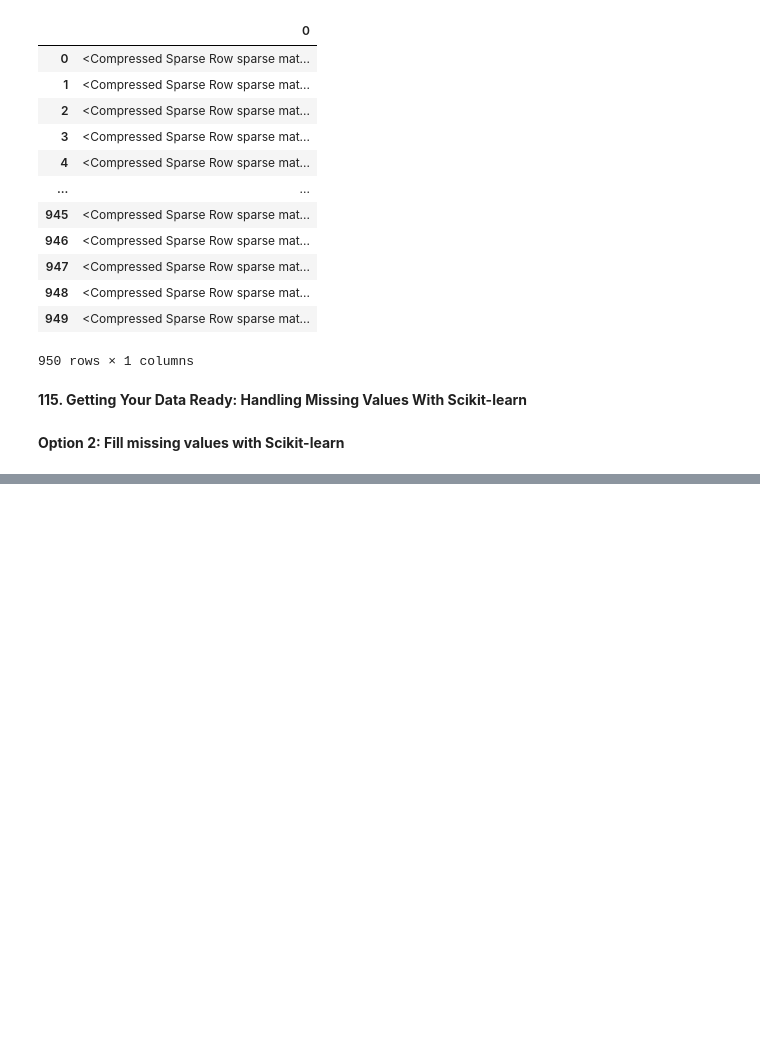
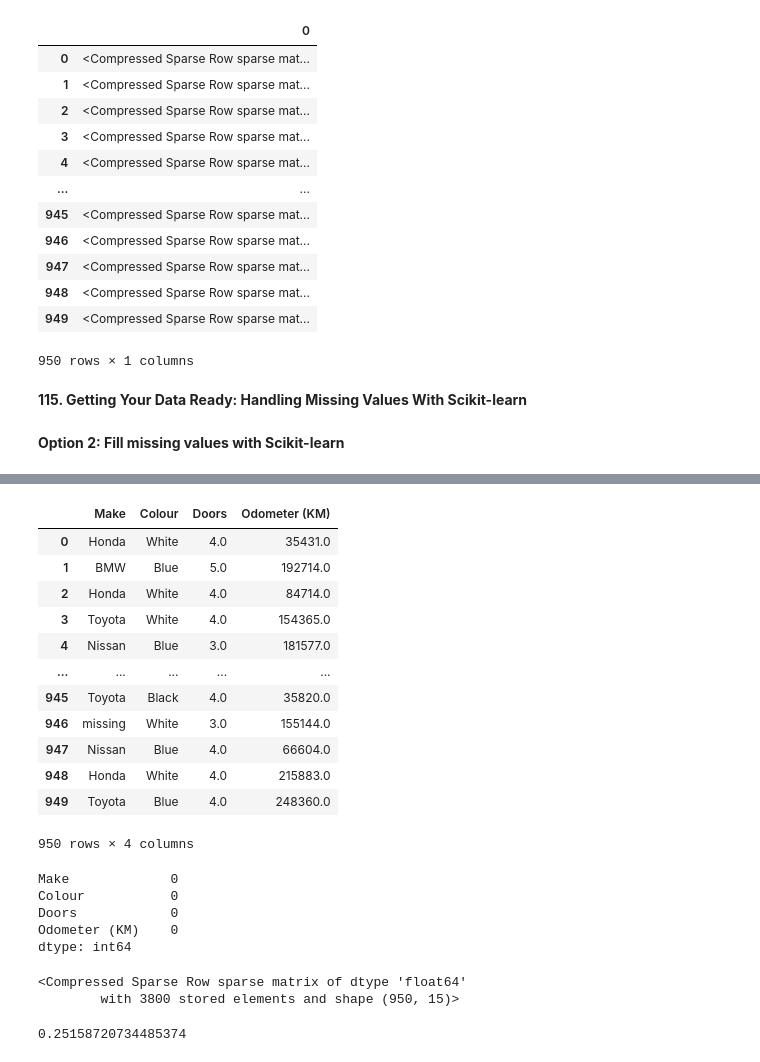
Before and after one commit to bhagya777/Machine-Learning, a Jupyter notebook: Scikit-learn.ipynb, the cells around one changed output, grey strips where cells are left out. Saved outputs shown, nothing was run; the diff lists cells and outputs as text; code cells hidden in the pictures; blank space fills up the shorter version.

```diff
--- a/Scikit-learn.ipynb
+++ b/Scikit-learn.ipynb
@@ -380,3 +380,6 @@ pd.DataFrame(transformed_x)
 **115. Getting Your Data Ready: Handling Missing Values With Scikit-learn**
 # %% [markdown]
 **Option 2: Fill missing values with Scikit-learn**
+# %%
+car_sales_missing=pd.read_csv("Data/car-sales-extended-missing-data.csv")
+car_sales_missing.head()
@@ -382,0 +402,3 @@ pd.DataFrame(transformed_x)
+# %%
+car_sales_missing.dropna(subset=["Price"],inplace=True)
+car_sales_missing.isna().sum()
@@ -382,0 +412,20 @@ pd.DataFrame(transformed_x)
+# %%
+x=car_sales_missing.drop(["Price"],axis=1)
+y=car_sales_missing["Price"]
+# %%
+from sklearn.impute import SimpleImputer
+from sklearn.compose import ColumnTransformer
+
+cat_imputer=SimpleImputer(strategy="constant",fill_value="missing")
+door_imputer=SimpleImputer(strategy="constant",fill_value=4)
+num_imputer=SimpleImputer(strategy="mean")
+
+cat_features=["Make","Colour"]
+door_features=["Doors"]
+num_features=["Odometer (KM)"]
+
+#Creating imputer that fills data
+imputer=ColumnTransformer([("cat_imputer",cat_imputer,cat_features),("door_imputer",door_imputer,door_features),("num_imputer",num_imputer,num_features)])
+
+filled_x=imputer.fit_transform(x)
+filled_x
@@ -382,0 +440,49 @@ pd.DataFrame(transformed_x)
+# %%
+car_sales_filled_x=pd.DataFrame(filled_x,columns=["Make","Colour","Doors","Odometer (KM)"])
+car_sales_filled_x
+# %% [output]
+|  | Make | Colour | Doors | Odometer (KM) |
+| 0 | Honda | White | 4.0 | 35431.0 |
+| 1 | BMW | Blue | 5.0 | 192714.0 |
+| 2 | Honda | White | 4.0 | 84714.0 |
+| 3 | Toyota | White | 4.0 | 154365.0 |
+| 4 | Nissan | Blue | 3.0 | 181577.0 |
+| ... | ... | ... | ... | ... |
+| 945 | Toyota | Black | 4.0 | 35820.0 |
+| 946 | missing | White | 3.0 | 155144.0 |
+| 947 | Nissan | Blue | 4.0 | 66604.0 |
+| 948 | Honda | White | 4.0 | 215883.0 |
+| 949 | Toyota | Blue | 4.0 | 248360.0 |
+950 rows × 4 columns
+# %%
+car_sales_filled_x.isna().sum()
+# %% [output]
+Make             0
+Colour           0
+Doors            0
+Odometer (KM)    0
+dtype: int64
+# %%
+from sklearn.preprocessing import OneHotEncoder
+from sklearn.compose import ColumnTransformer
+
+categorical_features=["Make","Colour","Doors"]
+one_hot=OneHotEncoder()
+transformer=ColumnTransformer([("one_hot",one_hot,categorical_features)],remainder="passthrough")
+transformed_x=transformer.fit_transform(car_sales_filled_x)
+transformed_x
+# %% [output]
+<Compressed Sparse Row sparse matrix of dtype 'float64'
+        with 3800 stored elements and shape (950, 15)>
+# %%
+np.random.seed(1)
+from sklearn.ensemble import RandomForestRegressor
+from sklearn.model_selection import train_test_split
+
+x_train,x_test,y_train,y_test=train_test_split(transformed_x,y,test_size=0.2)
+
+model=RandomForestRegressor()
+model.fit(x_train,y_train)
+model.score(x_test,y_test)
+# %% [output]
+0.25158720734485374
```
Also changed, not shown: parts of 4 cells of this notebook.
